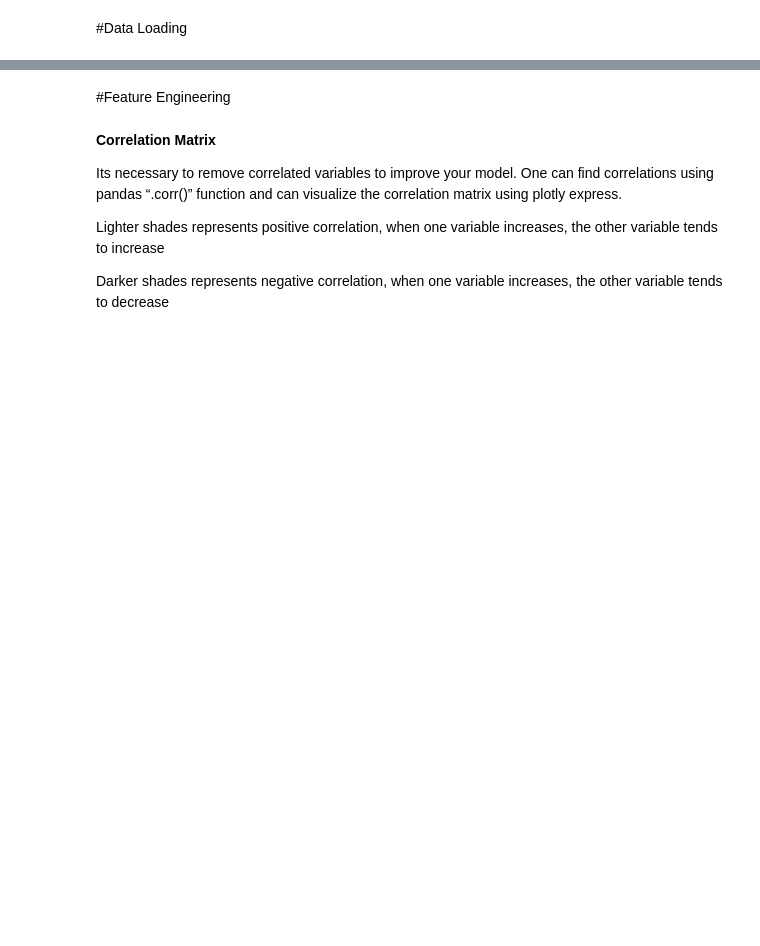
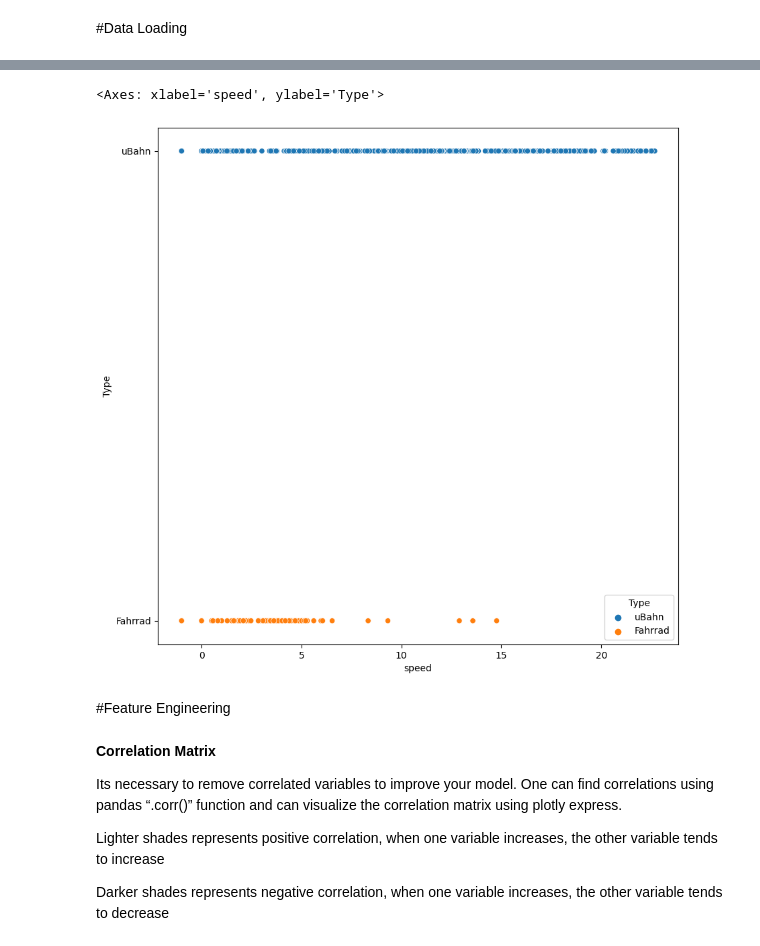
Before and after one commit to or81ynez/MaennerML, a Jupyter notebook: Maenner.ipynb, the cells around one changed output, grey strips where cells are left out. Drawn from its saved outputs; the diff is of its cells as text; code cells hidden in the pictures; blank space fills up the shorter version.

```diff
--- a/Maenner.ipynb
+++ b/Maenner.ipynb
@@ -14,4 +9,19 @@ import folium
 # %%
 #Read data
-ubahn=pd.read_json("/data/ubahn.json")
-fahrrad = pd.read_csv("/data/fahrrad.json")
+ubahn=pd.read_json("/workspaces/MaennerML/Data/ubahn.json")
+fahrrad = pd.read_json("/workspaces/MaennerML/Data/fahrrad.json")
+"""
+fahrrad1 = pd.read_csv("/workspaces/MaennerML/Data/Fahrrad/Location1.csv")
+fahrrad2 = pd.read_csv("/workspaces/MaennerML/Data/Fahrrad/Location2.csv")
+fahrrad3 = pd.read_csv("/workspaces/MaennerML/Data/Fahrrad/Location3.csv")
+fahrrad4 = pd.read_csv("/workspaces/MaennerML/Data/Fahrrad/Location4.csv")
+fahrrad5 = pd.read_csv("/workspaces/MaennerML/Data/Fahrrad/Location5.csv")
+"""
+# %%
+#Check data
+ubahn.head()
+fahrrad.head()
+#Combine data
+df = [ubahn, fahrrad]
+df = pd.concat(df)
+df['Type'].unique
@@ -18,3 +61,12 @@ fahrrad = pd.read_csv("/data/fahrrad.json")
+# %%
+import matplotlib.pyplot as plt
+import seaborn as sns
+
+plt.figure(figsize=(10,10))
+sns.scatterplot(x='speed', y='Type', hue='Type', data=df)
+# %% [output]
+<Axes: xlabel='speed', ylabel='Type'>
+[figure, added]
 # %% [markdown]
 #Feature Engineering
 # %% [markdown]
```
Also changed, not shown: parts of 4 cells of this notebook.
